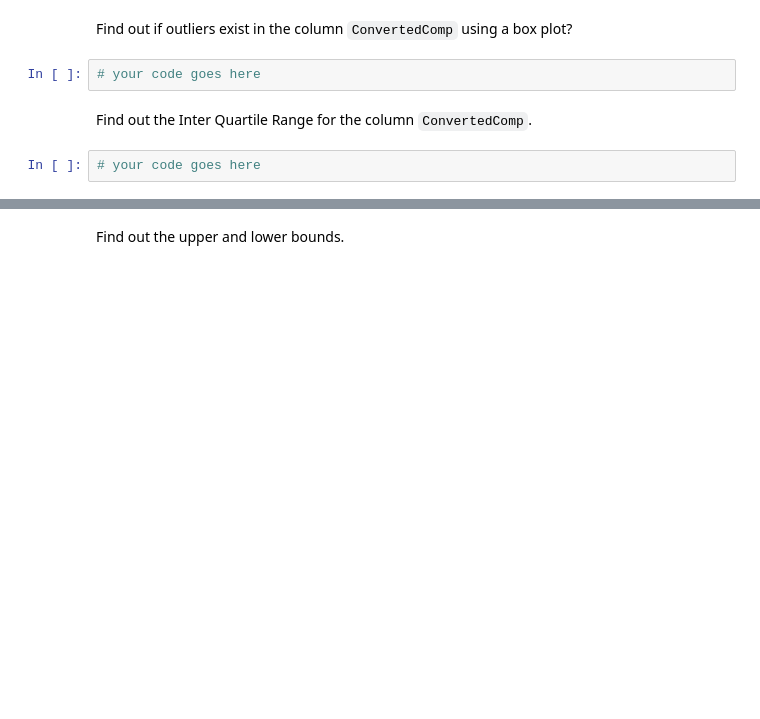
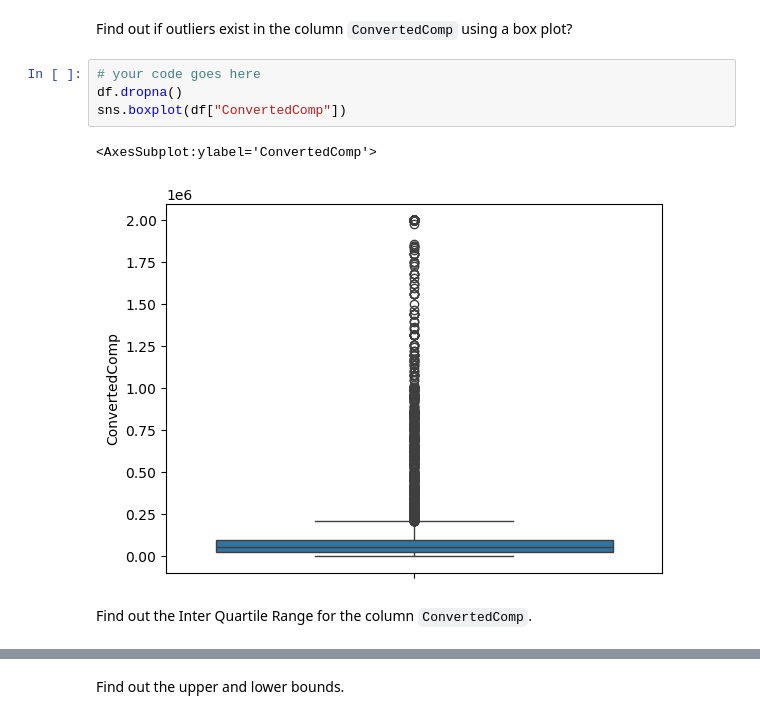
Before and after one commit to ahmaarek/Exploratory-Data-Analysis, a Jupyter notebook: M3ExploratoryDataAnalysis-lab.ipynb, the cells around one changed output, grey strips where cells are left out. Saved outputs shown, nothing was run; the diff lists cells and outputs as text; blank space fills up the shorter version.

```diff
--- a/M3ExploratoryDataAnalysis-lab.ipynb
+++ b/M3ExploratoryDataAnalysis-lab.ipynb
@@ -169,7 +169,10 @@ plt.hist(df["Age"])
 Find out if outliers exist in the column `ConvertedComp` using a box plot?
 # %%
 # your code goes here
+df.dropna()
+sns.boxplot(df["ConvertedComp"])
+# %% [output]
+<AxesSubplot:ylabel='ConvertedComp'>
+[figure, added]
 # %% [markdown]
 Find out the Inter Quartile Range for the column `ConvertedComp`.
-# %%
-# your code goes here
```
Also changed, not shown: parts of 7 cells of this notebook.
